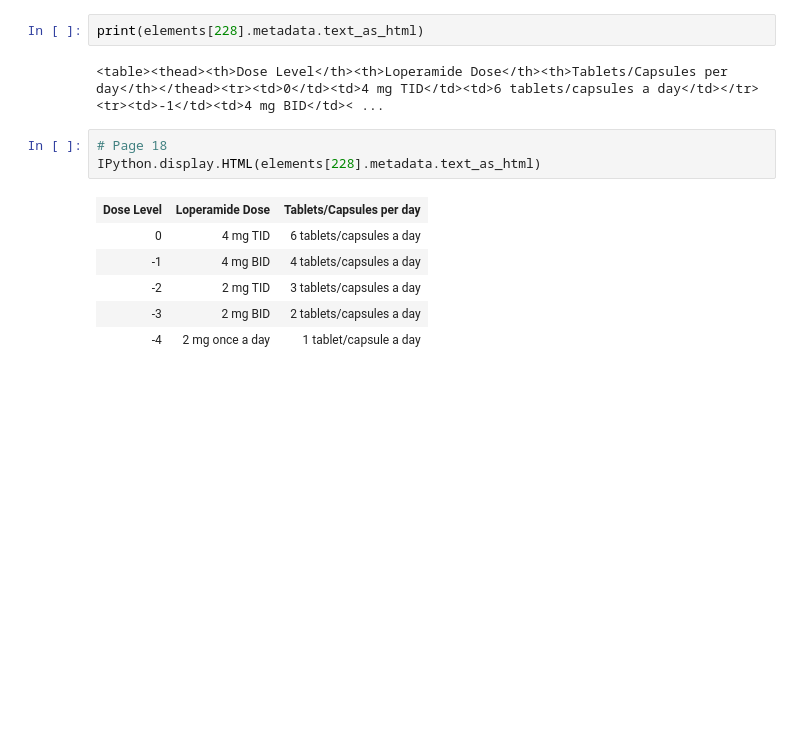
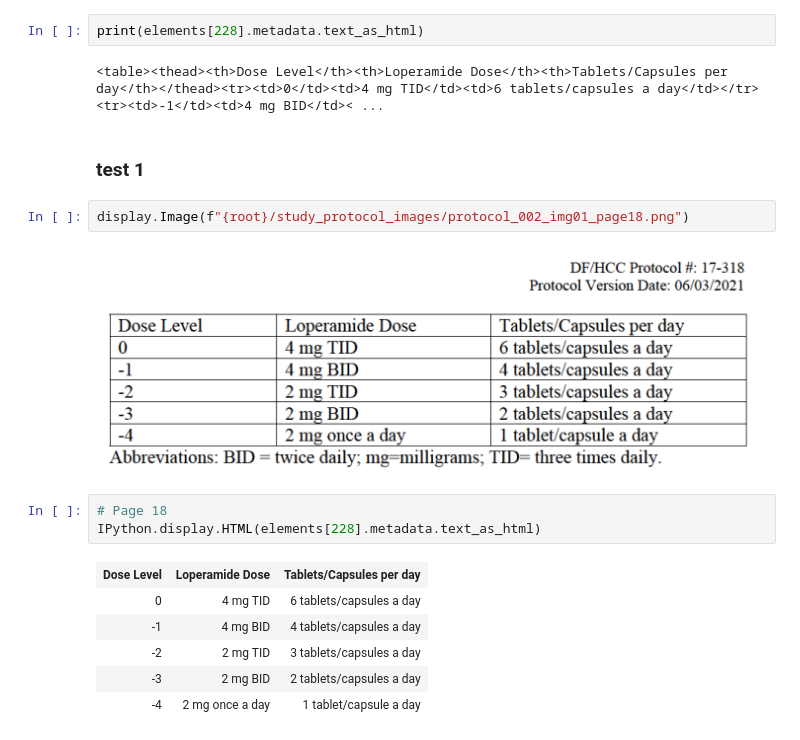
Before and after one commit to AksChougule/GenAI-projects, a Jupyter notebook: unstructured-library/unstructured-extraction-capabilities.ipynb, the cells around one changed output. Saved outputs shown, nothing was run; the diff lists cells and outputs as text; blank space fills up the shorter version.

Commit message:
testing unstrcutured for table extraction from protocols

```diff
--- a/unstructured-library/unstructured-extraction-capabilities.ipynb
+++ b/unstructured-library/unstructured-extraction-capabilities.ipynb
@@ -112,6 +113,12 @@ ElementMetadata(coordinates=CoordinatesMetadata(points=((344.7955322265625, 197.
 print(elements[228].metadata.text_as_html)
 # %% [output]
 <table><thead><th>Dose Level</th><th>Loperamide Dose</th><th>Tablets/Capsules per day</th></thead><tr><td>0</td><td>4 mg TID</td><td>6 tablets/capsules a day</td></tr><tr><td>-1</td><td>4 mg BID</td>< ...
+# %% [markdown]
+### test 1
+# %%
+display.Image(f"{root}/study_protocol_images/protocol_002_img01_page18.png")
+# %% [output]
+[figure, added]
 # %%
 # Page 18
 IPython.display.HTML(elements[228].metadata.text_as_html)
```
Also changed, not shown: parts of 5 cells of this notebook.
